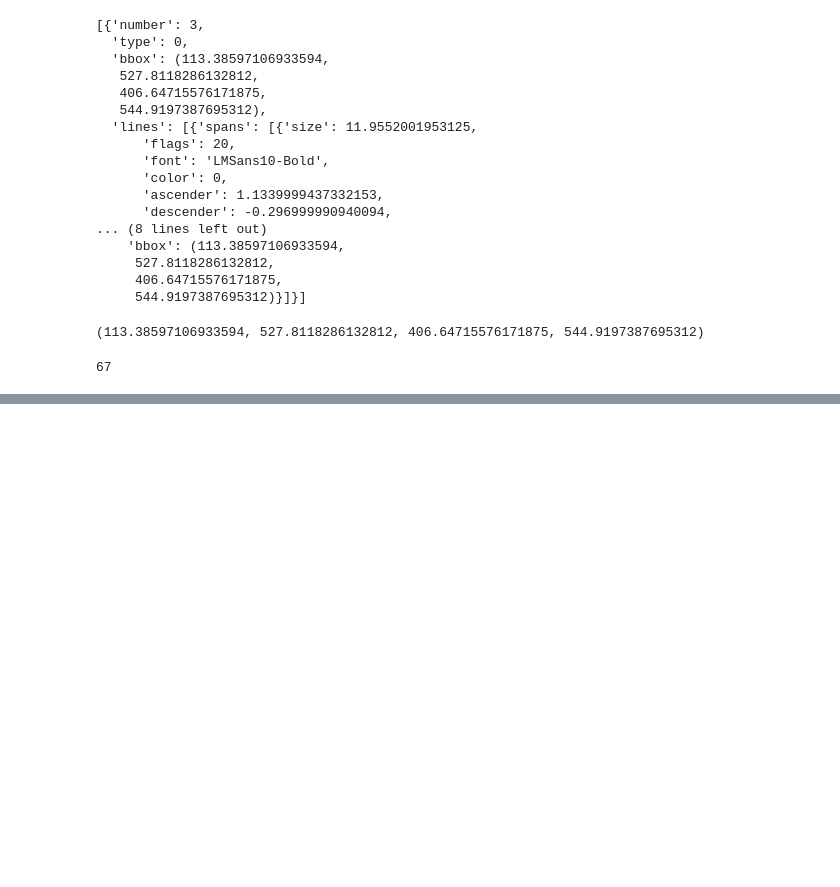
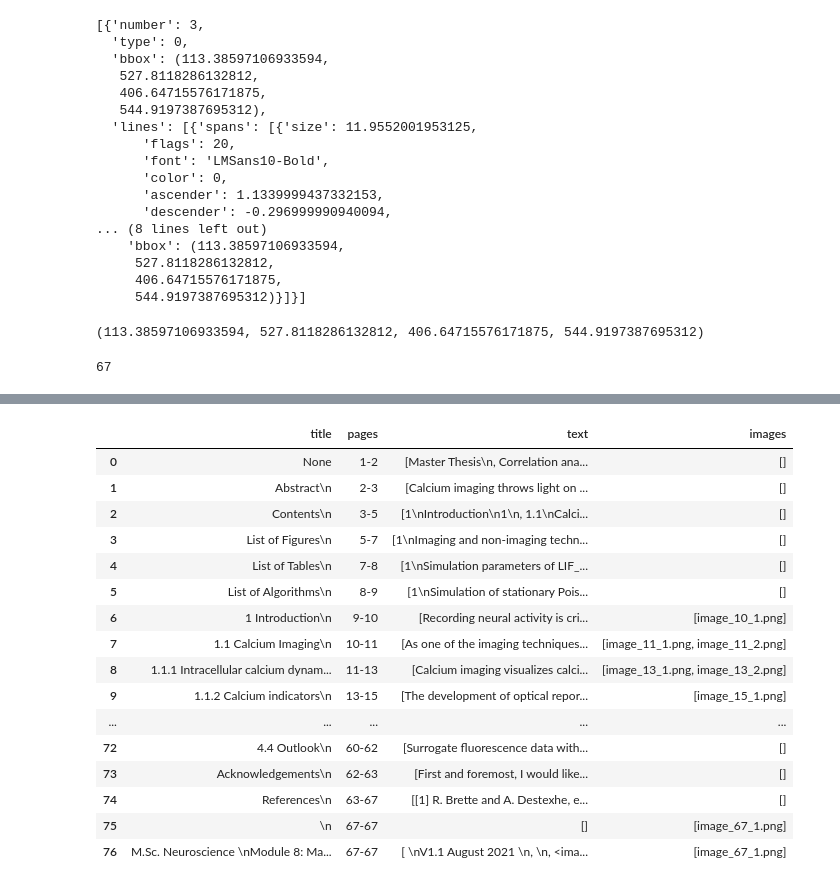
Before and after one commit to mjoudy/pdf_parsing, a Jupyter notebook: parse_by_title.ipynb, the cells around one changed output, grey strips where cells are left out. Drawn from its saved outputs; the diff is of its cells as text; code cells hidden in the pictures; blank space fills up the shorter version.

Commit message:
extracting images added to parse by title. some text identified as title incorrectly!

```diff
--- a/parse_by_title.ipynb
+++ b/parse_by_title.ipynb
@@ -280,0 +247,40 @@ page titles: [{'number': 5, 'type': 0, 'bbox': (153.00794982910156, 293.37863159
+# %%
+doc_list = make_master_list(pdf_doc)
+
+parts_list = []
+part_text = []
+
+index = 0
+start_page = 0
+title = None
+while index < len(doc_list):
+    item = doc_list[index]
+    next_item = doc_list[index+1] if index+1 < len(doc_list) else None
+    #index starts from 0 but len() counts from 1
+    if item['title'] == True:
+        title = item["text"]
+        start_page = item["page"]
+        if next_item["title"]:
+            end_page = next_item["page"]
+            part_dict = {
+                'title': title,
+                'pages': f'{start_page + 1}-{end_page + 1}',
+                'text': part_text,
+                'images': item["image"]
+            }
+            parts_list.append(part_dict)
+            part_text = []
+    else:
+        part_text.append(item["text"])
+        if next_item is not None and next_item['title'] == True:
+            end_page = next_item["page"]
+            part_dict = {
+                'title': title,
+                'pages': f'{start_page + 1}-{end_page + 1}',
+                'text': part_text,
+                'images': item["image"]
+            }
+            parts_list.append(part_dict)
+            part_text = []
+    print(index)
+    index += 1
@@ -300,0 +325,22 @@ parts_list
+# %%
+#pd.set_option('display.max_colwidth', 100000)
+#pd.set_option('display.max_rows', 100000)
+pd.DataFrame(parts_list)
+# %% [output]
+|  | title | pages | text | images |
+| 0 | None | 1-2 | [Master Thesis\n, Correlation ana... | [] |
+| 1 | Abstract\n | 2-3 | [Calcium imaging throws light on ... | [] |
+| 2 | Contents\n | 3-5 | [1\nIntroduction\n1\n, 1.1\nCalci... | [] |
+| 3 | List of Figures\n | 5-7 | [1\nImaging and non-imaging techn... | [] |
+| 4 | List of Tables\n | 7-8 | [1\nSimulation parameters of LIF_... | [] |
+| 5 | List of Algorithms\n | 8-9 | [1\nSimulation of stationary Pois... | [] |
+| 6 | 1 Introduction\n | 9-10 | [Recording neural activity is cri... | [image_10_1.png] |
+| 7 | 1.1 Calcium Imaging\n | 10-11 | [As one of the imaging techniques... | [image_11_1.png, image_11_2.png] |
+| 8 | 1.1.1 Intracellular calcium dynam... | 11-13 | [Calcium imaging visualizes calci... | [image_13_1.png, image_13_2.png] |
+| 9 | 1.1.2 Calcium indicators\n | 13-15 | [The development of optical repor... | [image_15_1.png] |
+| ... | ... | ... | ... | ... |
+| 72 | 4.4 Outlook\n | 60-62 | [Surrogate fluorescence data with... | [] |
+| 73 | Acknowledgements\n | 62-63 | [First and foremost, I would like... | [] |
+| 74 | References\n | 63-67 | [[1] R. Brette and A. Destexhe, e... | [] |
+| 75 | \n | 67-67 | [] | [image_67_1.png] |
+| 76 | M.Sc. Neuroscience \nModule 8: Ma... | 67-67 | [ \nV1.1 August 2021 \n, \n, <ima... | [image_67_1.png] |
```
Also changed, not shown: parts of 13 cells of this notebook.
